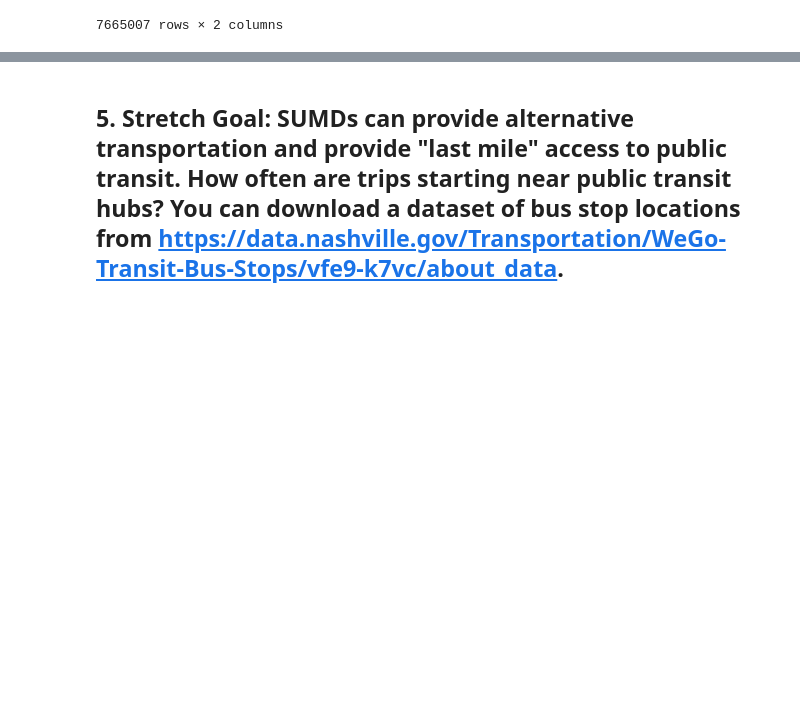
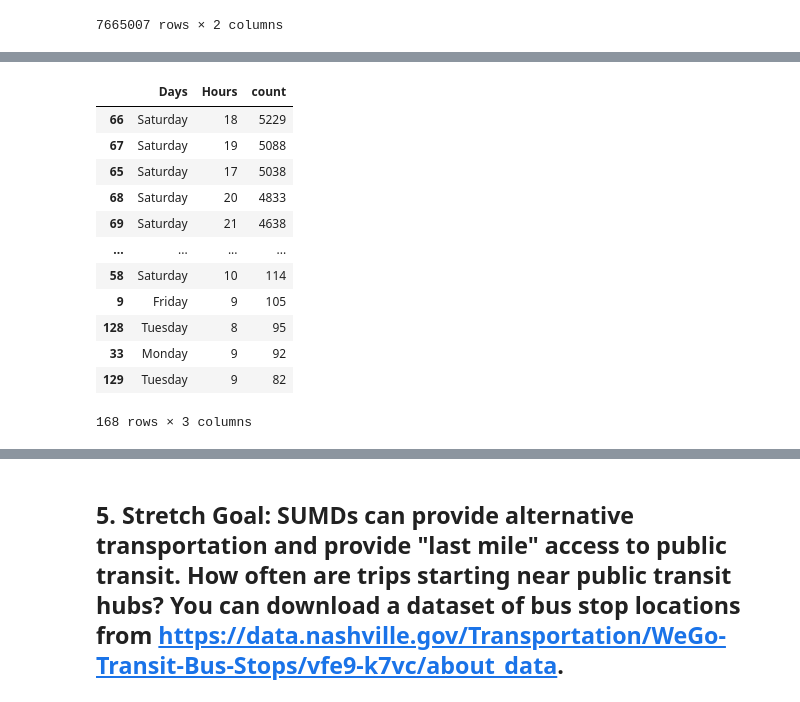
Before and after one commit to NSS-Data-Analytics-Cohort-11/scooters-hot_honey, a Jupyter notebook: notebooks/Scooters.ipynb, the cells around one changed output, grey strips where cells are left out. Saved outputs shown, nothing was run; the diff lists cells and outputs as text; code cells hidden in the pictures; blank space fills up the shorter version.

```diff
--- a/notebooks/Scooters.ipynb
+++ b/notebooks/Scooters.ipynb
@@ -912,0 +1000,19 @@ tripsdf.head()
+# %%
+tripsdf[['sumdid', 'Days', 'Hours']].groupby(['Days', 'Hours'])['sumdid']\
+                                                        .nunique()\
+                                                        .reset_index(name = 'count')\
+                                                        .sort_values(['count'], ascending = False)
+# %% [output]
+|  | Days | Hours | count |
+| 66 | Saturday | 18 | 5229 |
+| 67 | Saturday | 19 | 5088 |
+| 65 | Saturday | 17 | 5038 |
+| 68 | Saturday | 20 | 4833 |
+| 69 | Saturday | 21 | 4638 |
+| ... | ... | ... | ... |
+| 58 | Saturday | 10 | 114 |
+| 9 | Friday | 9 | 105 |
+| 128 | Tuesday | 8 | 95 |
+| 33 | Monday | 9 | 92 |
+| 129 | Tuesday | 9 | 82 |
+168 rows × 3 columns
```
Also changed, not shown: parts of 70 cells of this notebook.
